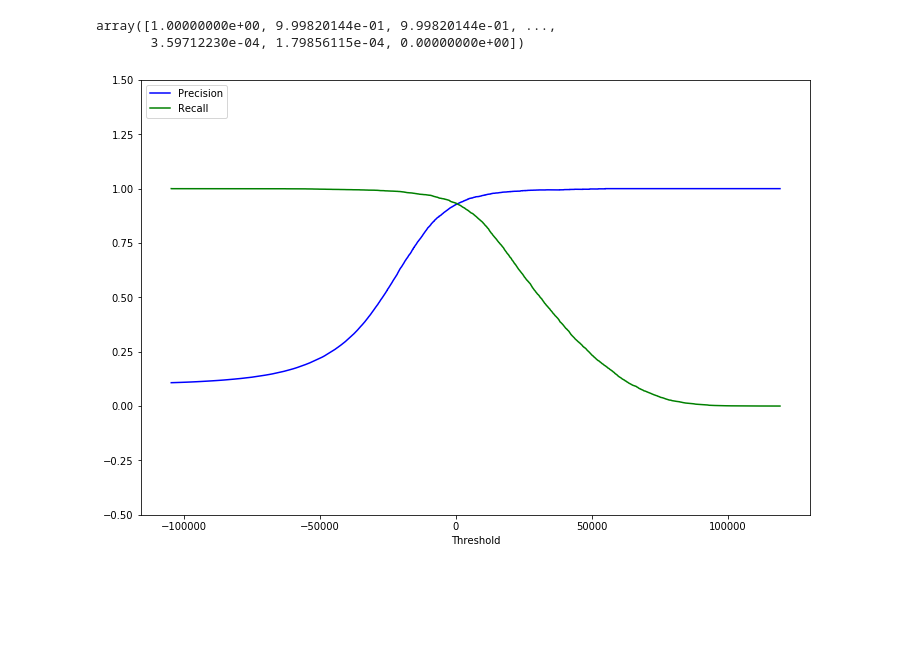
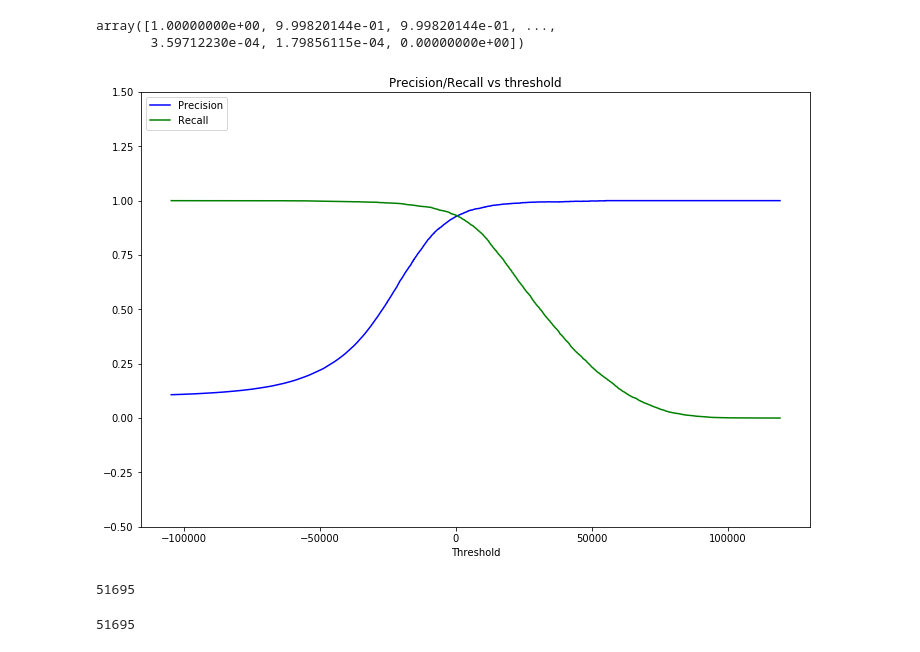
Before and after one commit to aayu1990/MNIST-handwritten-charRecognition, a Jupyter notebook: MNIST-handwritten-charRecognition.ipynb, the cells around one changed output. Drawn from its saved outputs; the diff is of its cells as text; code cells hidden in the pictures; blank space fills up the shorter version.

```diff
--- a/MNIST-handwritten-charRecognition.ipynb
+++ b/MNIST-handwritten-charRecognition.ipynb
@@ -264,5 +264,15 @@ def plot_precision_recall_vs_threshold(precisions, recalls, thresholds):
 # %%
 plt.figure(figsize=(12,8))
 plot_precision_recall_vs_threshold(Precisions, Recalls, Thresholds)
+plt.title("Precision/Recall vs threshold")
+plt.show()
 # %% [output]
-[figure, old version]
+[figure, new version]
+# %%
+len(Precisions)
+# %% [output]
+51695
+# %%
+len(Recalls)
+# %% [output]
+51695
```
Also changed, not shown: parts of 25 cells of this notebook.
